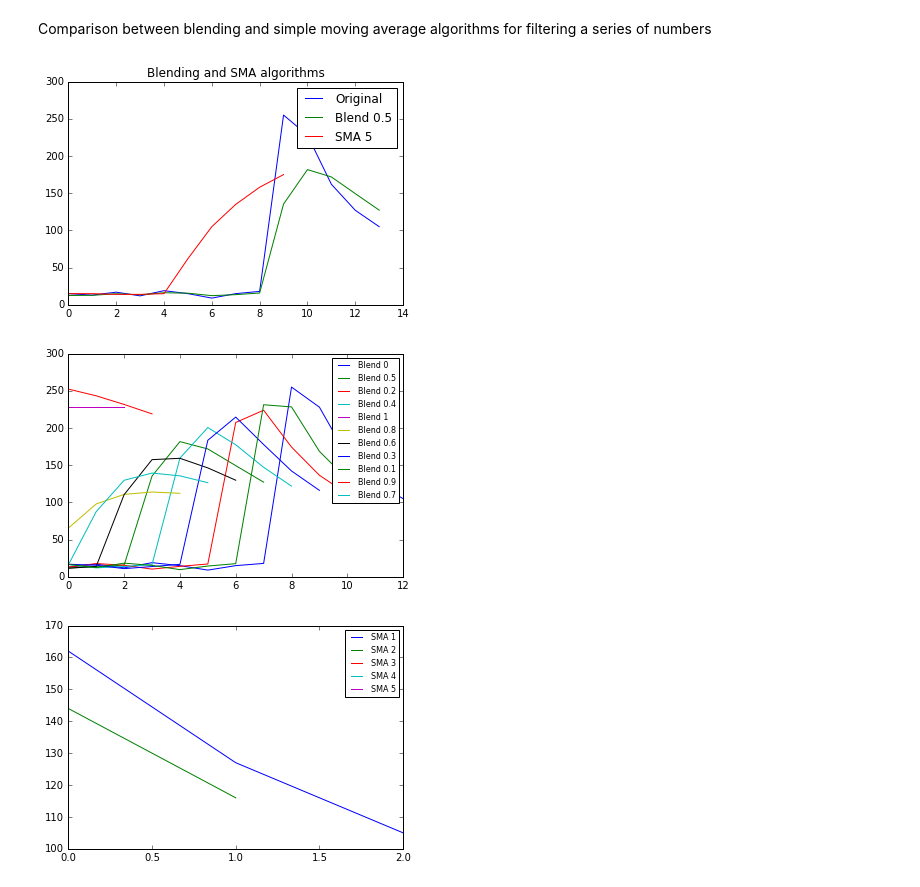
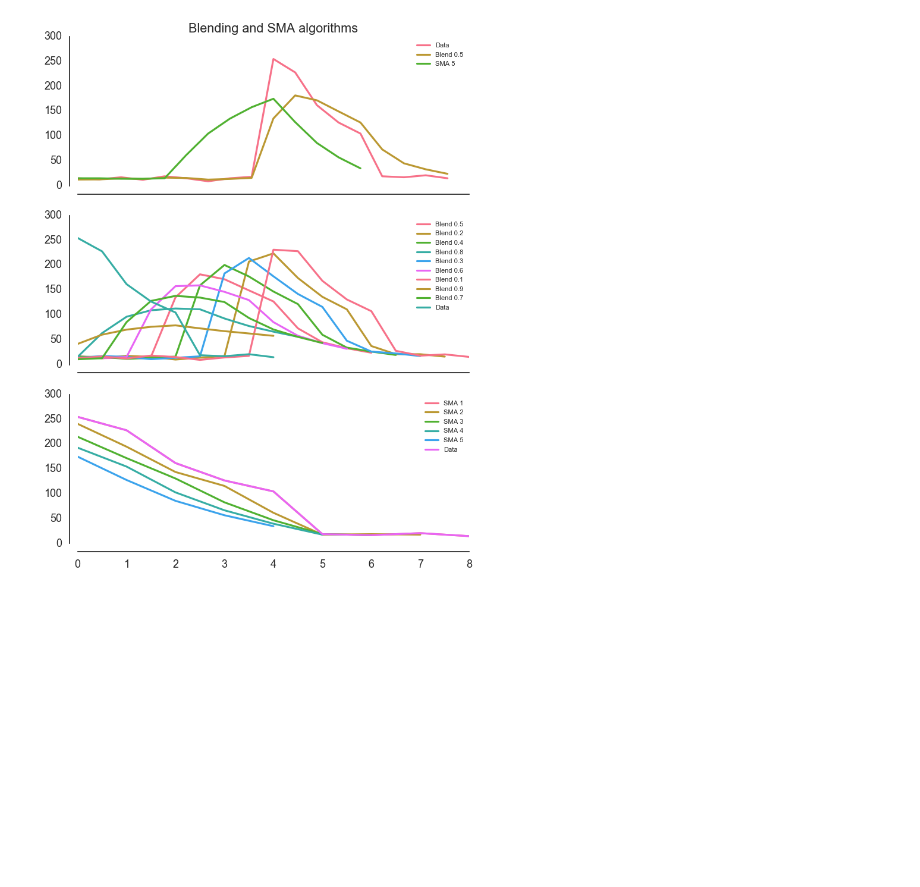
Before and after one commit to bigpow/public-notebook, a Jupyter notebook: compare_filters.ipynb, the cells around one changed output. Cells and saved outputs as stored; diff of their text form; code cells hidden in the pictures; blank space fills up the shorter version.

```diff
--- a/compare_filters.ipynb
+++ b/compare_filters.ipynb
@@ -1,80 +1,70 @@
-# %% [markdown]
-Comparison between blending and simple moving average algorithms for filtering a series of numbers
 # %%
 import matplotlib.pyplot as plt
+import seaborn as sns
 
 
 def filter_blending(values, K):
     """Blending filter fn."""
     val = values.pop(0)
     blending_values = []
     for i, x in enumerate(values):
         val = K*val + (1-K)*x
         blending_values.append(val)
     return blending_values
 
 def filter_sma(values, periods):
     """Simple moving average filter fn."""
     sma_values = []
     for i, x in enumerate(values):
         if len(values[i:periods+i]) == periods:
             val = sum(values[i:periods+i])/periods
             sma_values.append(val)
     return sma_values
 
-def plot_comparison(values):
-    """Plot 2 algorithms & original data."""
+
+if __name__ == "__main__":
+    """Comparison"""
+    data = [10,15,13,17,12,19,15,9,15,18,255,228,162,127,105, 19, 17, 21, 15]
+
+    sns.set_style("white")
+    sns.set_context("talk")
+    sns.set_palette("husl")
+
+    fig = plt.figure(figsize=(8.5, 11), dpi=100)
+
+    ax = fig.add_subplot(3,1,1)
     K = 0.5
-    blend = filter_blending(values, K)
+    blend = filter_blending(data, K)
     periods = 5
-    sma = filter_sma(values, periods)
-    plt.figure()
-    plt.title("Blending and SMA algorithms")
-    plt.plot(values, label="Original")
-    plt.plot(blend, label="Blend "+str(K))
-    plt.plot(sma, label="SMA "+str(periods))
-    plt.legend()
-    plt.show()
-    plt.clf()
-    plt.cla()
-    plt.close("all")
+    sma = filter_sma(data, periods)
+    ax_data = ax.plot(data, label="Data")
+    ax_blend = ax.plot(blend, label="Blend "+str(K))
+    ax_sma = ax.plot(sma, label="SMA "+str(periods))
+    ax_title = ax.set_title("Blending and SMA algorithms")
+    ax_legend = ax.legend(loc=1, prop={'size': 8})
+    ax.axes.get_xaxis().set_visible(False)
 
-def plot_blendings(values):
-    """Plot some blending results."""
-    K_list = [0, 0.1, 0.2, 0.3, 0.4, 0.5, 0.6, 0.7, 0.8, 0.9, 1]
+    ax2 = fig.add_subplot(3,1,2)
+    K_list = [0.1, 0.2, 0.3, 0.4, 0.5, 0.6, 0.7, 0.8, 0.9]
     blend_dict = {}
     for K in K_list:
-        blend_dict[K] = filter_blending(values, K)
+        blend_dict[K] = filter_blending(data, K)
     for key in blend_dict:
-        plt.plot(blend_dict[key], label="Blend "+str(key))
-    plt.legend(loc=1, prop={'size': 8})
-    plt.show()
-    plt.clf()
-    plt.cla()
-    plt.close("all")
+        ax2_blend = ax2.plot(blend_dict[key], label="Blend "+str(key))
+    ax2_data = ax2.plot(data, label="Data")
+    ax2.legend(loc=1, prop={'size': 8})
+    ax2.axes.get_xaxis().set_visible(False)
 
-def plot_smas(values):
-    """Plot some SMA results."""
+    ax3 = fig.add_subplot(3,1,3)
     p_list = [1, 2, 3, 4, 5]
     sma_dict = {}
     for periods in p_list:
-        sma_dict[periods] = filter_sma(values, periods)
+        sma_dict[periods] = filter_sma(data, periods)
     for key in sma_dict:
-        plt.plot(sma_dict[key], label="SMA "+str(key))
-    plt.legend(loc=1, prop={'size': 8})
-    plt.show()
-    plt.clf()
-    plt.cla()
-    plt.close("all")
+        ax3_sma = ax3.plot(sma_dict[key], label="SMA "+str(key))
+    ax3_data = ax3.plot(data, label="Data")
+    ax3_legend = ax3.legend(loc=1, prop={'size': 8})
 
-if __name__ == "__main__":
-    """Comparison"""
-    data = [10,15,13,17,12,19,15,9,15,18,255,228,162,127,105]
-
-    plot_comparison(data)
-    plot_blendings(data)
-#     plot_smas(data)
+    sns.despine(offset=10, trim=True)
 # %% [output]
-[figure, old version]
+[figure, new version]
-[figure, removed]
-[figure, removed]
```
